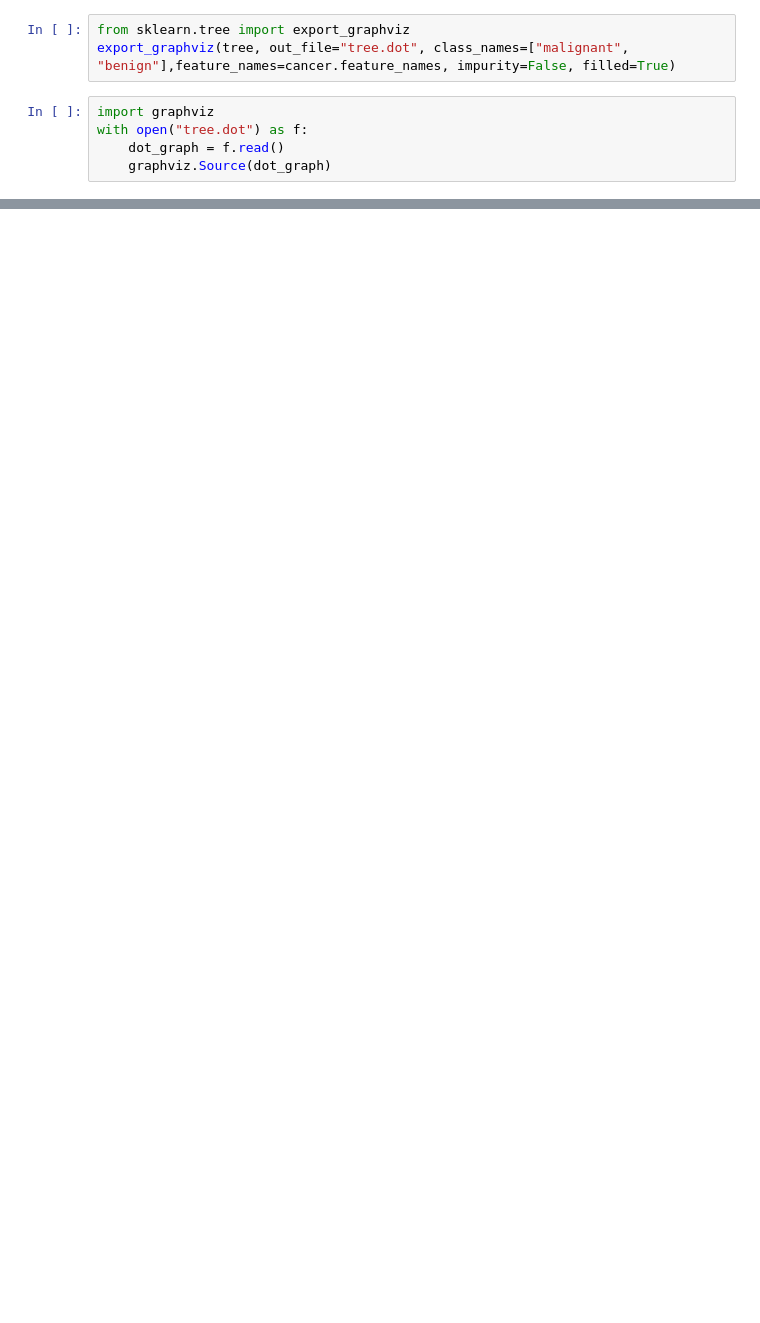
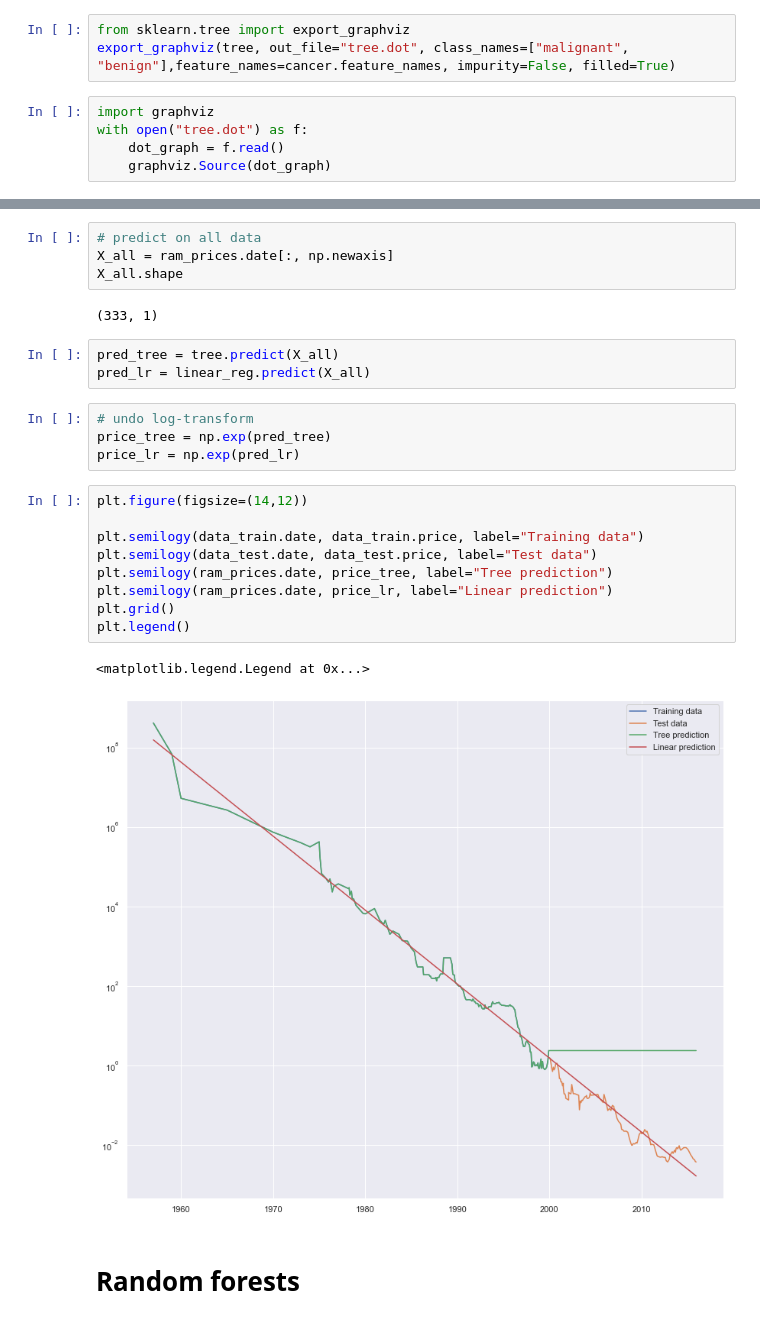
Before and after one commit to Rasel-25/Book-s-Code, a Jupyter notebook: Introduction to Machine Learning with Python/CHAPTER 2 ( Supervised Learning ).ipynb, the cells around one changed output, grey strips where cells are left out. Saved outputs shown, nothing was run; the diff lists cells and outputs as text; blank space fills up the shorter version.

```diff
--- a/Introduction to Machine Learning with Python/CHAPTER 2 ( Supervised Learning ).ipynb
+++ b/Introduction to Machine Learning with Python/CHAPTER 2 ( Supervised Learning ).ipynb
@@ -888,0 +901,27 @@ ExecutableNotFound: failed to execute WindowsPath('dot'), make sure the Graphviz
+# %%
+# predict on all data
+X_all = ram_prices.date[:, np.newaxis]
+X_all.shape
+# %% [output]
+(333, 1)
+# %%
+pred_tree = tree.predict(X_all)
+pred_lr = linear_reg.predict(X_all)
+# %%
+# undo log-transform
+price_tree = np.exp(pred_tree)
+price_lr = np.exp(pred_lr)
+# %%
+plt.figure(figsize=(14,12))
+
+plt.semilogy(data_train.date, data_train.price, label="Training data")
+plt.semilogy(data_test.date, data_test.price, label="Test data")
+plt.semilogy(ram_prices.date, price_tree, label="Tree prediction")
+plt.semilogy(ram_prices.date, price_lr, label="Linear prediction")
+plt.grid()
+plt.legend()
+# %% [output]
+<matplotlib.legend.Legend at 0x...>
+[figure, added]
+# %% [markdown]
+# Random forests
```
Also changed, not shown: parts of 38 cells of this notebook, 3 other files.
